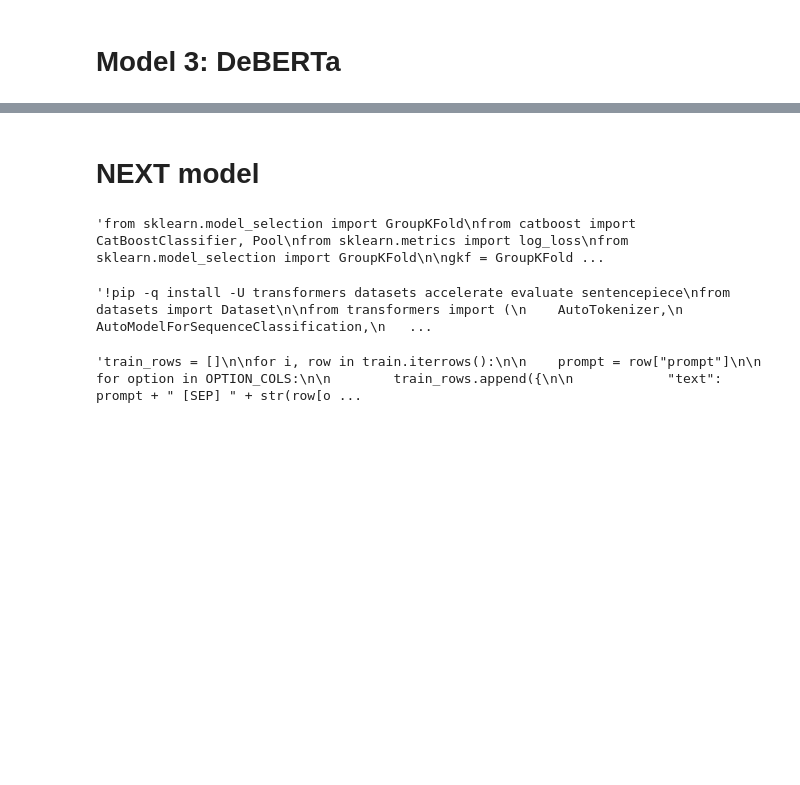
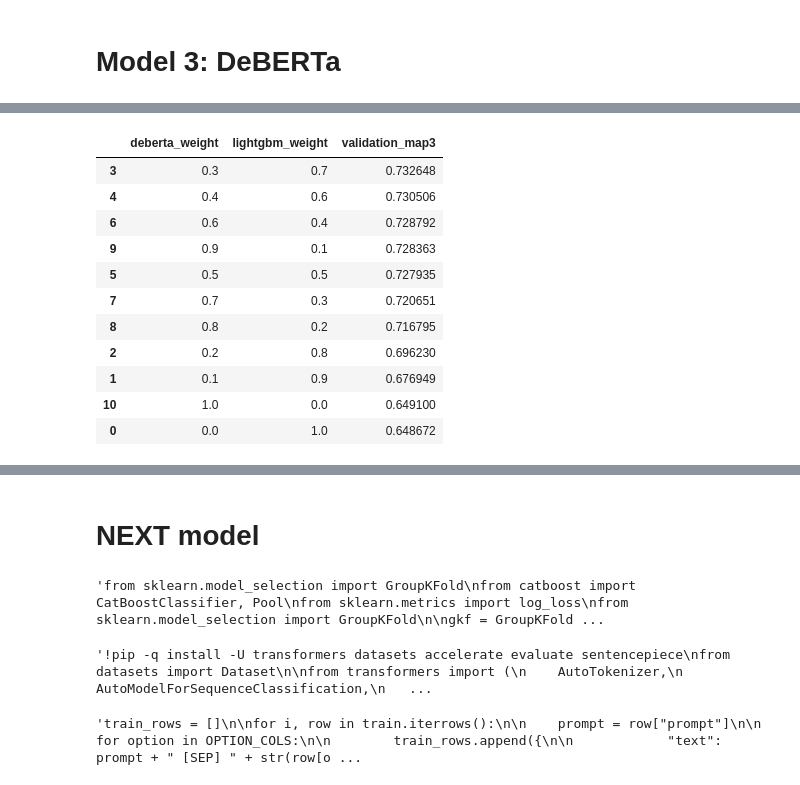
Before and after one commit to KhiranKumar123/dlgenai-t22026, a Jupyter notebook: DL-25f1000339-notebook-t22026.ipynb, the cells around one changed output, grey strips where cells are left out. Cells and saved outputs as stored; diff of their text form; code cells hidden in the pictures; blank space fills up the shorter version.

```diff
--- a/DL-25f1000339-notebook-t22026.ipynb
+++ b/DL-25f1000339-notebook-t22026.ipynb
@@ -1900,0 +2064,81 @@ wandb: Find logs at: ./wandb/run-20260730_023911-3hdlq716/logs
+# %%
+def map3_from_probabilities(probabilities, labels):
+    rankings = np.argsort(-probabilities, axis=1)
+
+    return np.mean([
+        1.0 if target == ranking[0]
+        else 0.5 if target == ranking[1]
+        else 1 / 3 if target == ranking[2]
+        else 0.0
+        for target, ranking in zip(labels, rankings)
+    ])
+
+model_deberta.eval()
+
+deberta_valid_prob_list = []
+
+with torch.no_grad():
+    for batch in valid_loader:
+        labels = batch.pop("labels")
+        batch = {key: value.to(DEVICE) for key, value in batch.items()}
+
+        outputs = model_deberta(**batch)
+        probabilities = torch.softmax(outputs.logits, dim=1)
+
+        deberta_valid_prob_list.append(probabilities.cpu().numpy())
+
+deberta_valid_probs = np.concatenate(deberta_valid_prob_list)
+
+if "oof_lgb_wandb_matrix" in globals():
+    lgb_valid_scores = oof_lgb_wandb_matrix[valid_question_idx]
+else:
+    lgb_valid_scores = oof_lgb_matrix[valid_question_idx]
+
+lgb_valid_probs = lgb_valid_scores / (
+    lgb_valid_scores.sum(axis=1, keepdims=True) + 1e-12
+)
+
+ensemble_results = []
+
+for deberta_weight in np.arange(0.0, 1.01, 0.10):
+    ensemble_probs = (
+        deberta_weight * deberta_valid_probs
+        + (1 - deberta_weight) * lgb_valid_probs
+    )
+
+    score = map3_from_probabilities(
+        ensemble_probs,
+        y_valid_mlp
+    )
+
+    ensemble_results.append({
+        "deberta_weight": round(deberta_weight, 2),
+        "lightgbm_weight": round(1 - deberta_weight, 2),
+        "validation_map3": score
+    })
+
+ensemble_results = pd.DataFrame(ensemble_results).sort_values(
+    "validation_map3",
+    ascending=False
+)
+
+display(ensemble_results)
+
+BEST_DEBERTA_WEIGHT = ensemble_results.iloc[0]["deberta_weight"]
+BEST_LGB_WEIGHT = ensemble_results.iloc[0]["lightgbm_weight"]
+
+print(f"Best DeBERTa weight: {BEST_DEBERTA_WEIGHT}")
+print(f"Best LightGBM weight: {BEST_LGB_WEIGHT}")
+# %% [output]
+|  | deberta_weight | lightgbm_weight | validation_map3 |
+| 3 | 0.3 | 0.7 | 0.732648 |
+| 4 | 0.4 | 0.6 | 0.730506 |
+| 6 | 0.6 | 0.4 | 0.728792 |
+| 9 | 0.9 | 0.1 | 0.728363 |
+| 5 | 0.5 | 0.5 | 0.727935 |
+| 7 | 0.7 | 0.3 | 0.720651 |
+| 8 | 0.8 | 0.2 | 0.716795 |
+| 2 | 0.2 | 0.8 | 0.696230 |
+| 1 | 0.1 | 0.9 | 0.676949 |
+| 10 | 1.0 | 0.0 | 0.649100 |
+| 0 | 0.0 | 1.0 | 0.648672 |
```
Also changed, not shown: parts of 13 cells of this notebook.
